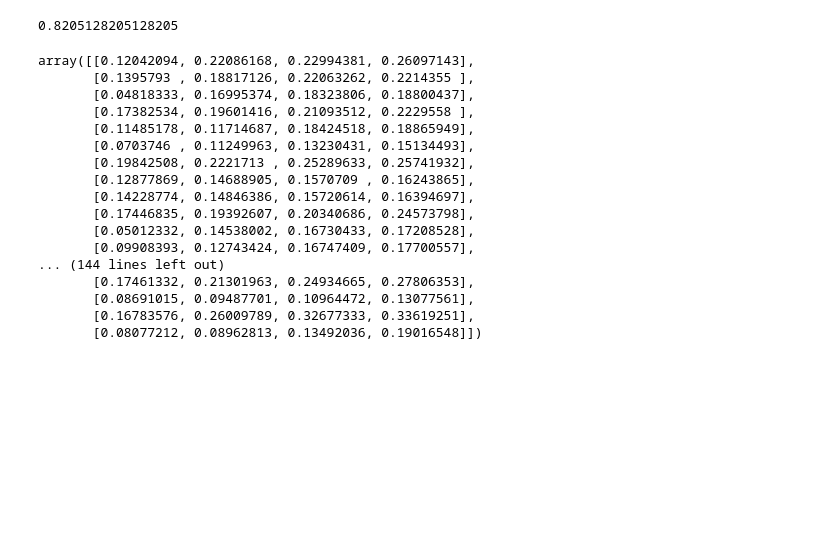
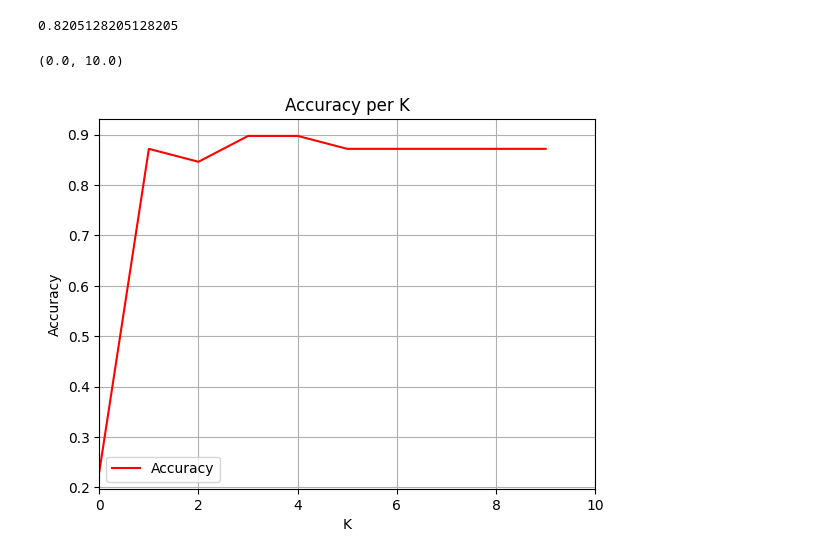
Before and after one commit to javadkavian/ML_Assignments, a Jupyter notebook: KnnParzenRegression/8.ipynb, the cells around one changed output. Cells and saved outputs as stored; diff of their text form; code cells hidden in the pictures; blank space fills up the shorter version.

```diff
--- a/KnnParzenRegression/8.ipynb
+++ b/KnnParzenRegression/8.ipynb
@@ -159,29 +159,35 @@ class MyKnnClassifier():
     def __init__(self, k_=4):
         self.k = k_
         self.neighbors = None
-    def findKnearestNeighbors(self, X):
-        self.neighbors = np.empty((X.shape[0], self.k))
-        for i in range(X.shape[0]):
-            self.neighbors[i] = np.sort(np.sqrt(np.sum(np.power(X[i] - X, 2), axis=1)))[1:self.k+1]
+    def pred(self, X, Y, query):
+        kNearestNeighbors = np.argsort(np.sqrt(np.sum(np.power(query - X, 2), axis=1)))[0:self.k]
+        nearestLabels = np.array([Y[i] for i in kNearestNeighbors])
+        labels = np.unique(Y)
+        counts = []
+        for label in labels:
+            counts.append(np.count_nonzero(nearestLabels == label))
+        return labels[np.argmax(counts)]
-# %%
-m = MyKnnClassifier()
-m.findKnearestNeighbors(X_train)
-m.neighbors
-# %% [output]
-array([[0.12042094, 0.22086168, 0.22994381, 0.26097143],
-       [0.1395793 , 0.18817126, 0.22063262, 0.2214355 ],
-       [0.04818333, 0.16995374, 0.18323806, 0.18800437],
-       [0.17382534, 0.19601416, 0.21093512, 0.2229558 ],
-       [0.11485178, 0.11714687, 0.18424518, 0.18865949],
-       [0.0703746 , 0.11249963, 0.13230431, 0.15134493],
-       [0.19842508, 0.2221713 , 0.25289633, 0.25741932],
-       [0.12877869, 0.14688905, 0.1570709 , 0.16243865],
-       [0.14228774, 0.14846386, 0.15720614, 0.16394697],
-       [0.17446835, 0.19392607, 0.20340686, 0.24573798],
-       [0.05012332, 0.14538002, 0.16730433, 0.17208528],
-       [0.09908393, 0.12743424, 0.16747409, 0.17700557],
-... (144 lines left out)
-       [0.17461332, 0.21301963, 0.24934665, 0.27806353],
-       [0.08691015, 0.09487701, 0.10964472, 0.13077561],
-       [0.16783576, 0.26009789, 0.32677333, 0.33619251],
-       [0.08077212, 0.08962813, 0.13492036, 0.19016548]])
+# %%
+acc = []
+for k in range(10):
+    m = MyKnnClassifier(k_=k)
+    pred = []
+    for test in X_test:
+        pred.append(m.pred(X_train, Y_train, test))
+
+    true = 0
+    for i, j in enumerate(Y_test):
+        if(pred[i] == j):
+            true += 1
+    acc.append(true/len(Y_test))
+
+plt.plot(np.arange(0, 10), acc, label="Accuracy", color = 'red')
+plt.title("Accuracy per K")
+plt.ylabel("Accuracy")
+plt.xlabel("K")
+plt.grid()
+plt.legend()
+plt.xlim((0, 10))
+# %% [output]
+(0.0, 10.0)
+[figure, added]
```
